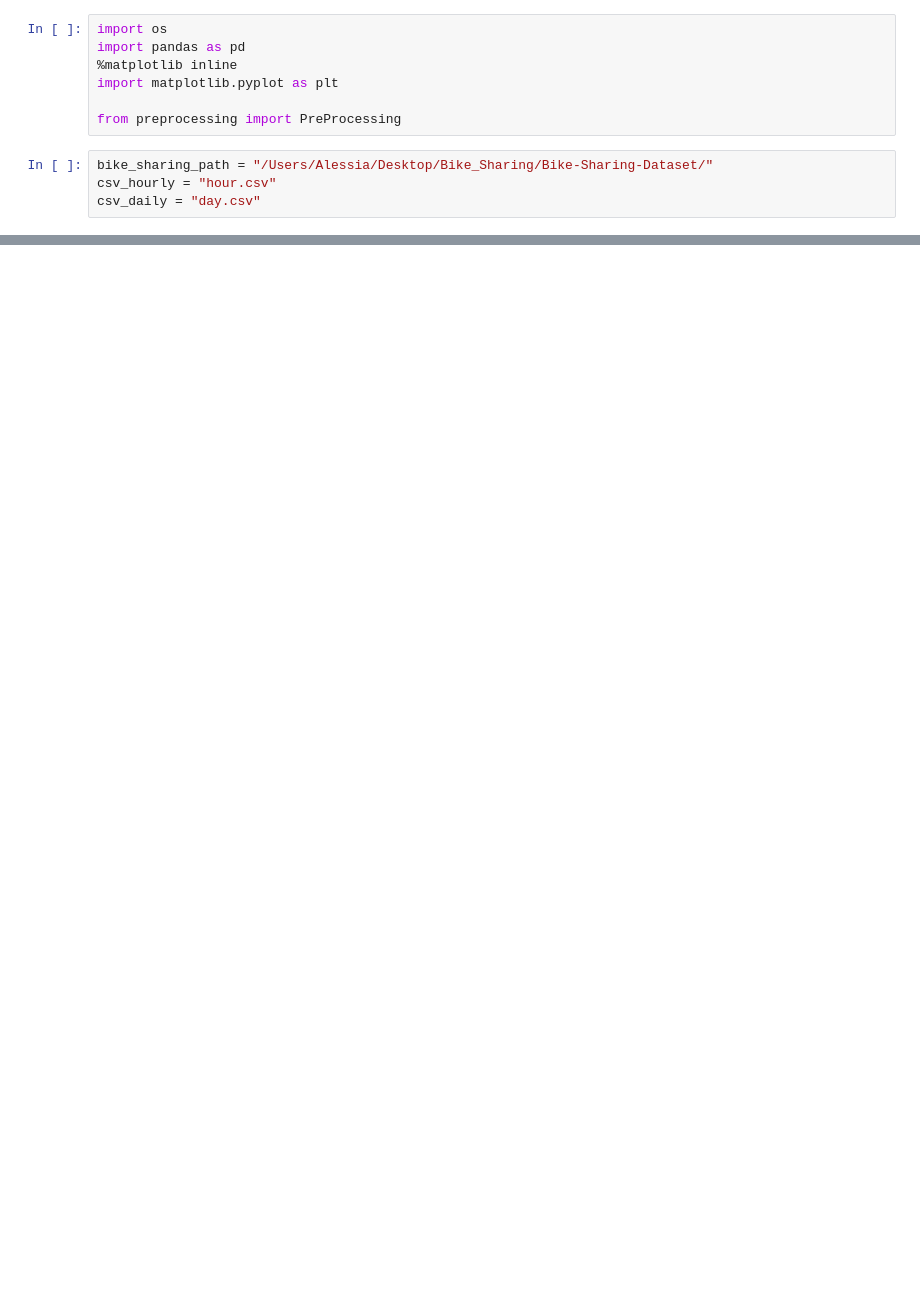
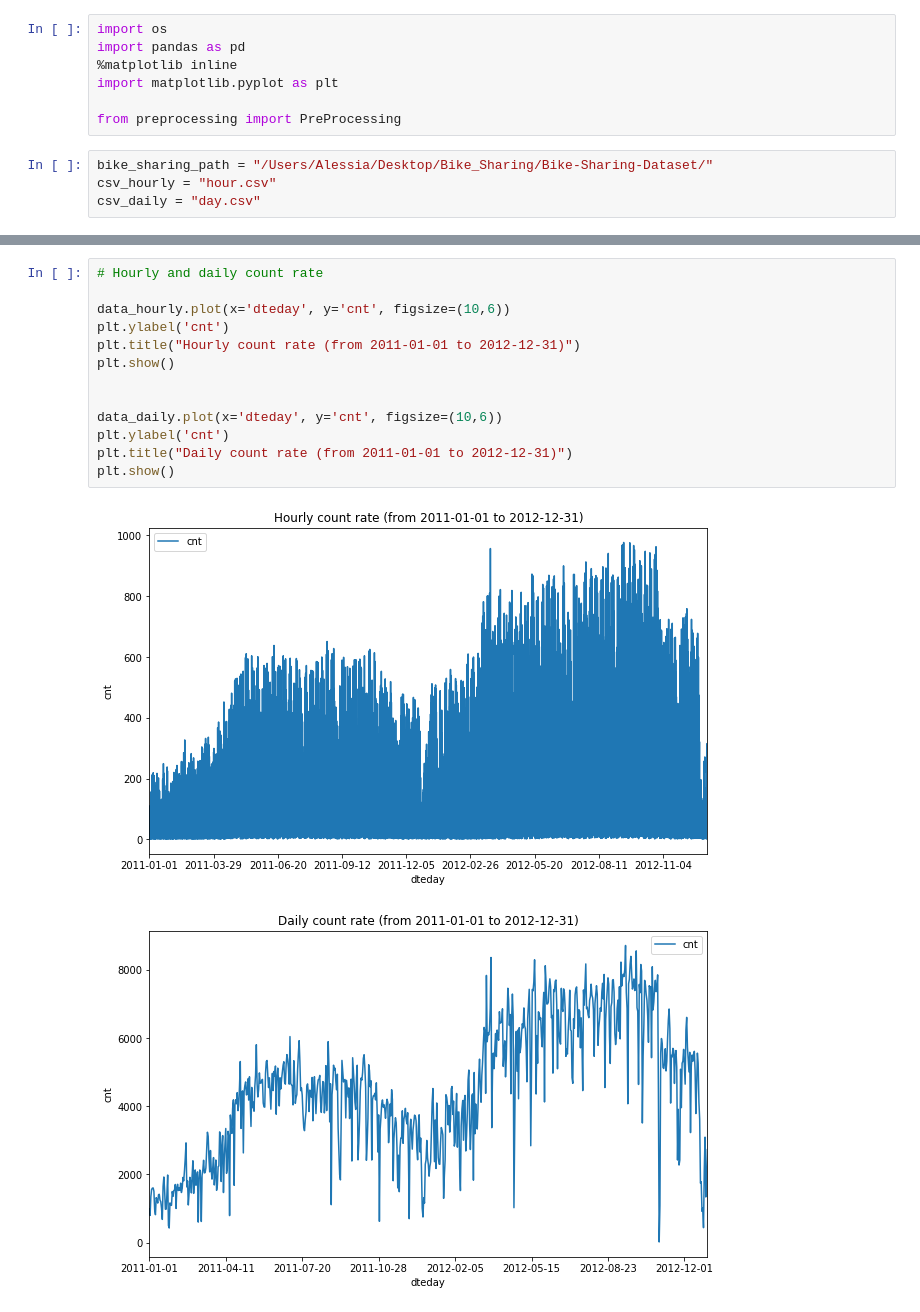
Before and after one commit to amurrone/BikeSharing, a Jupyter notebook: inspect_data.ipynb, the cells around one changed output, grey strips where cells are left out. Saved outputs shown, nothing was run; the diff lists cells and outputs as text; blank space fills up the shorter version.

```diff
--- a/inspect_data.ipynb
+++ b/inspect_data.ipynb
@@ -23,0 +91,16 @@ data_hourly.head()
+# %%
+# Hourly and daily count rate
+
+data_hourly.plot(x='dteday', y='cnt', figsize=(10,6))
+plt.ylabel('cnt')
+plt.title("Hourly count rate (from 2011-01-01 to 2012-12-31)")
+plt.show()
+
+
+data_daily.plot(x='dteday', y='cnt', figsize=(10,6))
+plt.ylabel('cnt')
+plt.title("Daily count rate (from 2011-01-01 to 2012-12-31)")
+plt.show()
+# %% [output]
+[figure, added]
+[figure, added]
```
Also changed, not shown: parts of 7 cells of this notebook.
